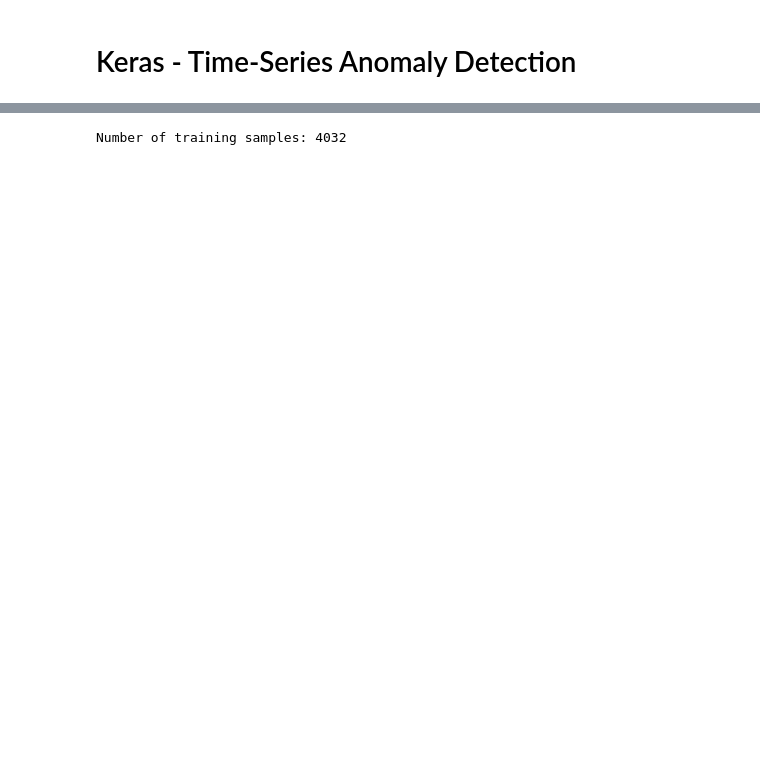
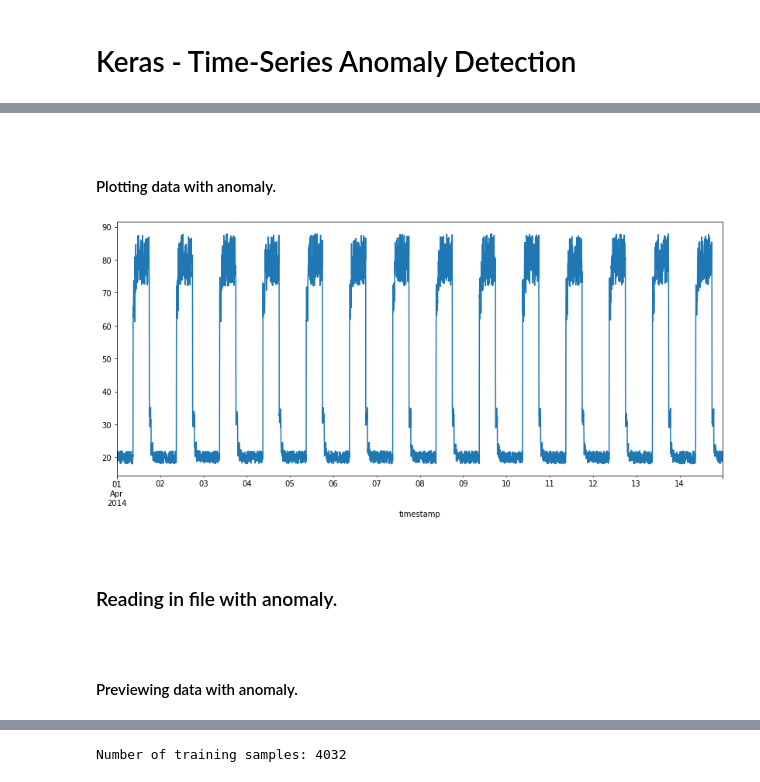
Before and after one commit to RYANCOX00/mach_stats_coursework, a Jupyter notebook: keras_time_anomaly.ipynb, the cells around one changed output, grey strips where cells are left out. Cells and saved outputs as stored; diff of their text form; code cells hidden in the pictures; blank space fills up the shorter version.

```diff
--- a/keras_time_anomaly.ipynb
+++ b/keras_time_anomaly.ipynb
@@ -22,14 +60,2 @@ from matplotlib import pyplot as plt
 # %%
-master_url_root = "https://raw.githubusercontent.com/numenta/NAB/master/data/"
-
-df_small_noise_url_suffix = "artificialNoAnomaly/art_daily_small_noise.csv"
-df_small_noise_url = master_url_root + df_small_noise_url_suffix
-df_small_noise = pd.read_csv(
-    df_small_noise_url, parse_dates=True, index_col="timestamp"
-)
-
-df_daily_jumpsup_url_suffix = "artificialWithAnomaly/art_daily_jumpsup.csv"
-df_daily_jumpsup_url = master_url_root + df_daily_jumpsup_url_suffix
-df_daily_jumpsup = pd.read_csv(
-    df_daily_jumpsup_url, parse_dates=True, index_col="timestamp"
-)
+df_small_noise = pd.read_csv(no_anomaly_url, parse_dates=True, index_col="timestamp")
@@ -35,0 +77,16 @@ df_daily_jumpsup = pd.read_csv(
+# %% [markdown]
+<br>
+
+#### Plotting data with anomaly.
+# %%
+# Plotting as subplot, setting fig size to 14,6.
+fig, ax = plt.subplots(figsize =(14,6))
+
+# Plotting dataframe on single axis.  Legend = false as its not useful.
+df_small_noise.plot(legend=False, ax=ax);
+# %% [output]
+[figure, added]
+# %% [markdown]
+<br>
+
+### Reading in file with anomaly.
@@ -36 +96,5 @@ df_daily_jumpsup = pd.read_csv(
+# %% [markdown]
+<br>
+
+#### Previewing data with anomaly.
 # %%
```
Also changed, not shown: parts of 48 cells of this notebook.
